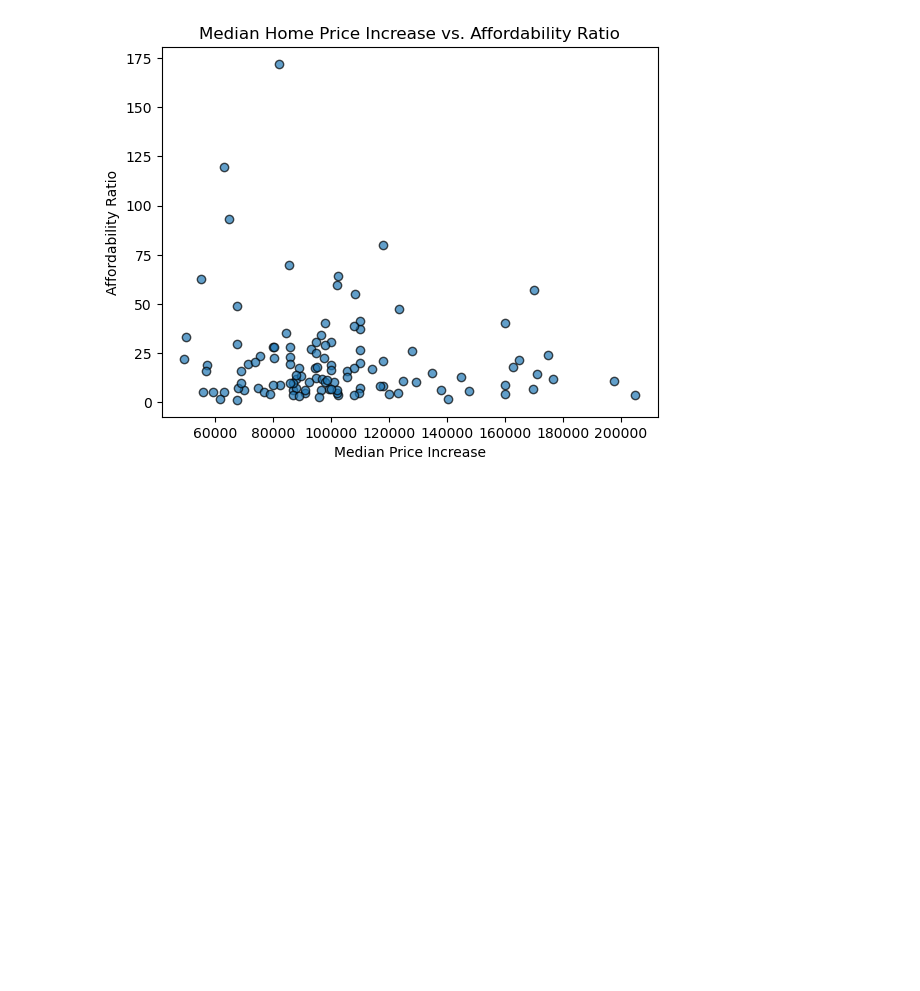
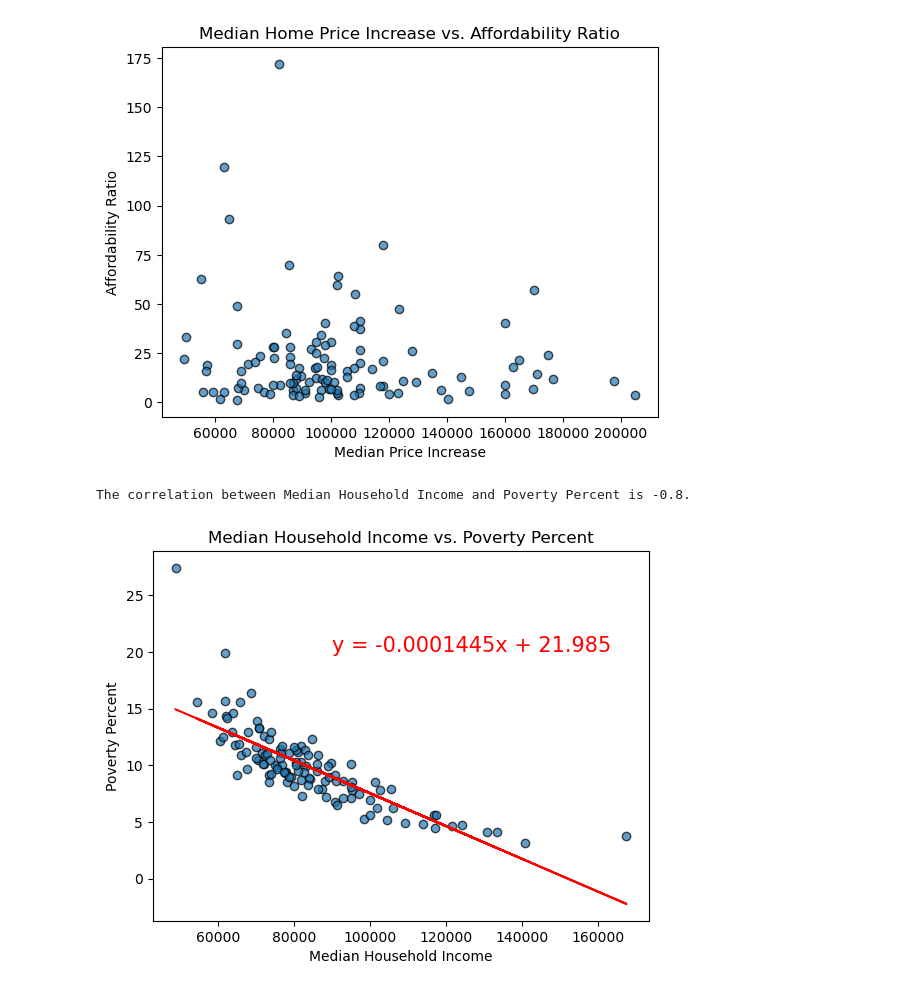
Before and after one commit to smsimba225/Project_1, a Jupyter notebook: Project1_Owen.ipynb, the cells around one changed output. Cells and saved outputs as stored; diff of their text form; code cells hidden in the pictures; blank space fills up the shorter version.

Commit message:
add correlation

```diff
--- a/Project1_Owen.ipynb
+++ b/Project1_Owen.ipynb
@@ -898,3 +897,32 @@ plt.title('Median Home Price Increase vs. Affordability Ratio')
 The correlation between Median Price Increase and Affordability Ratio is -0.12.
 Text(0.5, 1.0, 'Median Home Price Increase vs. Affordability Ratio')
 [figure]
+# %%
+
+# Is there a correlation between Median Home Price Increases and Affordability Ratio?
+
+x_value = housingdatafinal['Median Household Income']
+y_value = housingdatafinal['Poverty Percent']
+corr_coefficient = st.pearsonr(x_value, y_value)
+print(f"The correlation between Median Household Income and Poverty Percent is {round(corr_coefficient[0],2)}.")
+plt.scatter(x_value, y_value, alpha=0.7, edgecolors='black')
+plt.xlabel('Median Household Income')
+plt.ylabel('Poverty Percent')
+plt.title('Median Household Income vs. Poverty Percent')
+
+# Linear regression model
+
+lin_reg = st.linregress(x_value, y_value)
+
+regress_plot = x_value*lin_reg.slope + lin_reg.intercept
+lineequation = 'y = ' +str(round(lin_reg.slope,7)) + 'x + ' + str(round(lin_reg.intercept, 3))
+
+plt.plot(x_value, regress_plot, color='red')
+marker_size=15
+plt.annotate(lineequation, (90000,20), fontsize=15, color = 'red')
+plt.show()
+
+# Yes.  there is a strong correlation between Median Household Income and Poverty Percent.
+# %% [output]
+The correlation between Median Household Income and Poverty Percent is -0.8.
+[figure, added]
```
Also changed, not shown: parts of 1 cell of this notebook.
